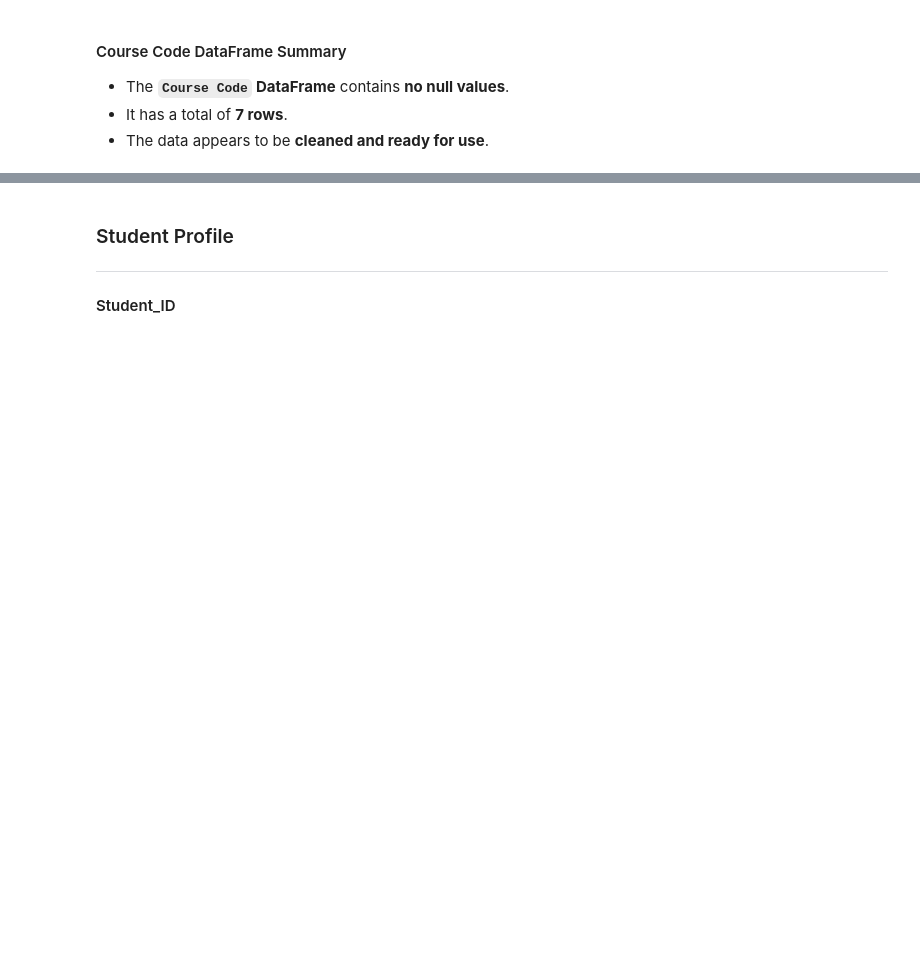
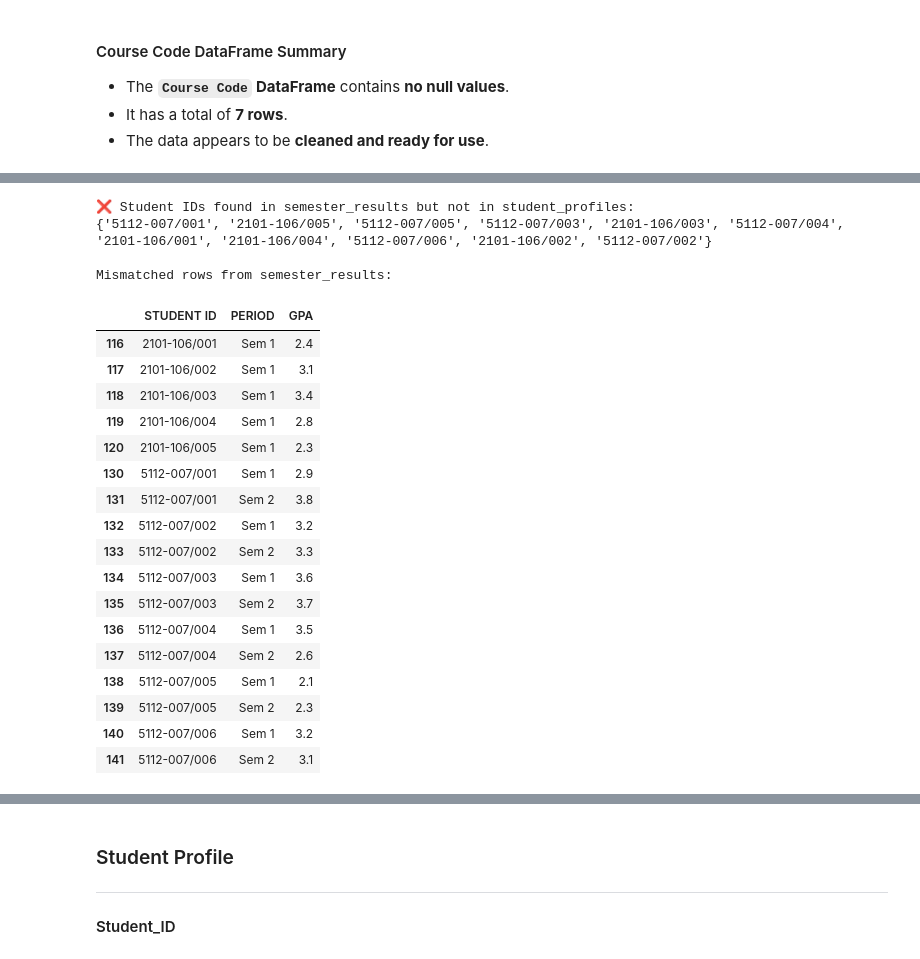
Before and after one commit to swamhtetg90/DAVI-CA2, a Jupyter notebook: data_cleaning.ipynb, the cells around one changed output, grey strips where cells are left out. Saved outputs shown, nothing was run; the diff lists cells and outputs as text; code cells hidden in the pictures; blank space fills up the shorter version.

```diff
--- a/data_cleaning.ipynb
+++ b/data_cleaning.ipynb
@@ -134,0 +140,41 @@ course_code.head(10)
+# %%
+# Get sets of Student IDs from both DataFrames
+ids_profiles = set(student_profiles['STUDENT ID'].dropna().unique())
+ids_results = set(semester_results['STUDENT ID'].dropna().unique())
+
+# Find IDs that are in semester_results but not in student_profiles
+only_in_results = ids_results - ids_profiles
+
+if only_in_results:
+    print("❌ Student IDs found in semester_results but not in student_profiles:")
+    print(only_in_results)
+
+    # Optionally, display the rows from semester_results for these IDs
+    mismatched_rows = semester_results[semester_results['STUDENT ID'].isin(only_in_results)]
+    print("\nMismatched rows from semester_results:")
+    display(mismatched_rows)
+else:
+    print("✅ All STUDENT IDs in semester_results are also present in student_profiles.")
+# %% [output]
+❌ Student IDs found in semester_results but not in student_profiles:
+{'5112-007/001', '2101-106/005', '5112-007/005', '5112-007/003', '2101-106/003', '5112-007/004', '2101-106/001', '2101-106/004', '5112-007/006', '2101-106/002', '5112-007/002'}
+
+Mismatched rows from semester_results:
+|  | STUDENT ID | PERIOD | GPA |
+| 116 | 2101-106/001 | Sem 1 | 2.4 |
+| 117 | 2101-106/002 | Sem 1 | 3.1 |
+| 118 | 2101-106/003 | Sem 1 | 3.4 |
+| 119 | 2101-106/004 | Sem 1 | 2.8 |
+| 120 | 2101-106/005 | Sem 1 | 2.3 |
+| 130 | 5112-007/001 | Sem 1 | 2.9 |
+| 131 | 5112-007/001 | Sem 2 | 3.8 |
+| 132 | 5112-007/002 | Sem 1 | 3.2 |
+| 133 | 5112-007/002 | Sem 2 | 3.3 |
+| 134 | 5112-007/003 | Sem 1 | 3.6 |
+| 135 | 5112-007/003 | Sem 2 | 3.7 |
+| 136 | 5112-007/004 | Sem 1 | 3.5 |
+| 137 | 5112-007/004 | Sem 2 | 2.6 |
+| 138 | 5112-007/005 | Sem 1 | 2.1 |
+| 139 | 5112-007/005 | Sem 2 | 2.3 |
+| 140 | 5112-007/006 | Sem 1 | 3.2 |
+| 141 | 5112-007/006 | Sem 2 | 3.1 |
```
Also changed, not shown: parts of 36 cells of this notebook.
